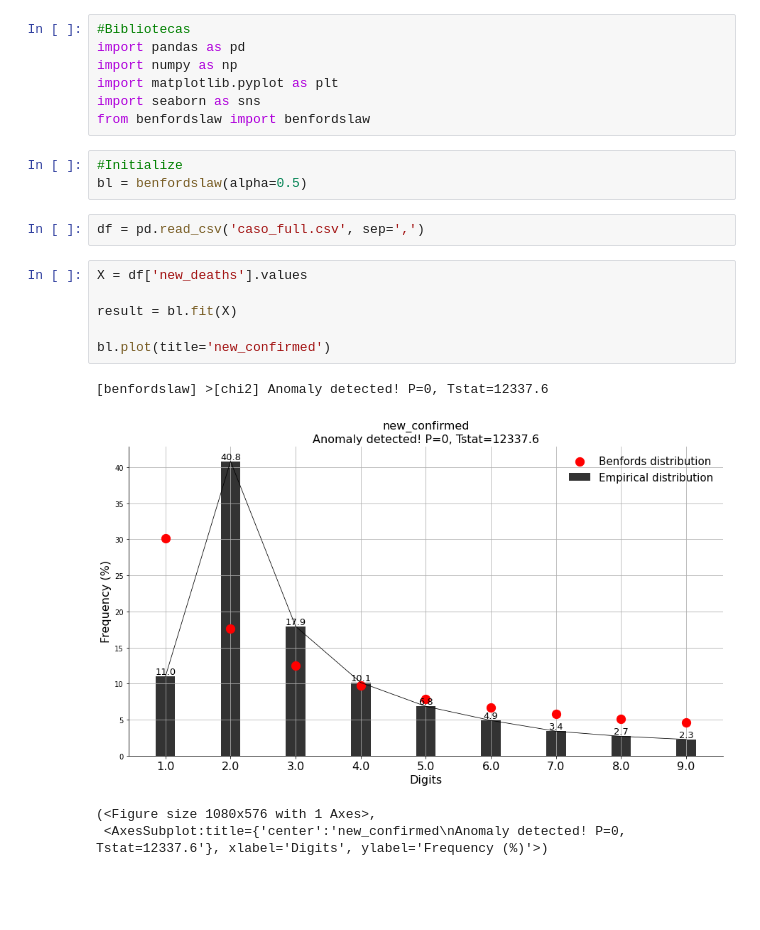
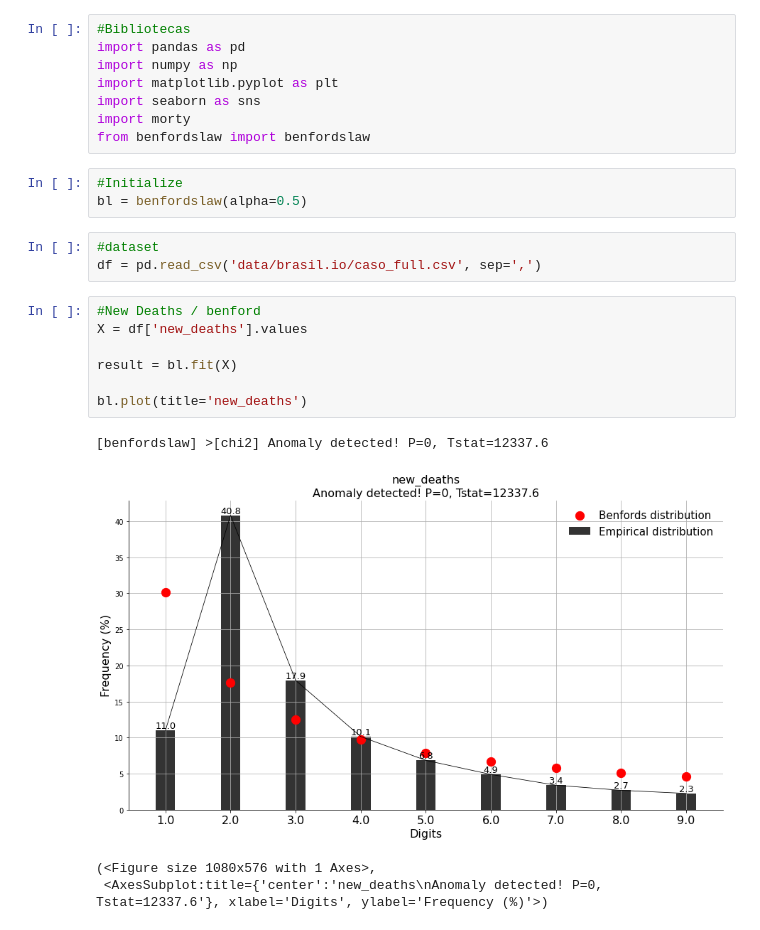
Before and after one commit to euclidesfreire/mortytest, a Jupyter notebook: test.ipynb, the cells around one changed output. Cells and saved outputs as stored; diff of their text form; blank space fills up the shorter version.

Commit message:
Create Morty Test

```diff
--- a/test.ipynb
+++ b/test.ipynb
@@ -4,20 +4,23 @@ import pandas as pd
 import numpy as np
 import matplotlib.pyplot as plt
 import seaborn as sns
+import morty
 from benfordslaw import benfordslaw
 # %%
 #Initialize
 bl = benfordslaw(alpha=0.5)
 # %%
-df = pd.read_csv('caso_full.csv', sep=',')
+#dataset
+df = pd.read_csv('data/brasil.io/caso_full.csv', sep=',')
 # %%
+#New Deaths / benford
 X = df['new_deaths'].values
 
 result = bl.fit(X)
 
-bl.plot(title='new_confirmed')
+bl.plot(title='new_deaths')
 # %% [output]
 [benfordslaw] >[chi2] Anomaly detected! P=0, Tstat=12337.6
-[figure, old version]
+[figure, new version]
 (<Figure size 1080x576 with 1 Axes>,
- <AxesSubplot:title={'center':'new_confirmed\nAnomaly detected! P=0, Tstat=12337.6'}, xlabel='Digits', ylabel='Frequency (%)'>)
+ <AxesSubplot:title={'center':'new_deaths\nAnomaly detected! P=0, Tstat=12337.6'}, xlabel='Digits', ylabel='Frequency (%)'>)
```
Also changed, not shown: parts of 13 cells of this notebook, 3 other files.
